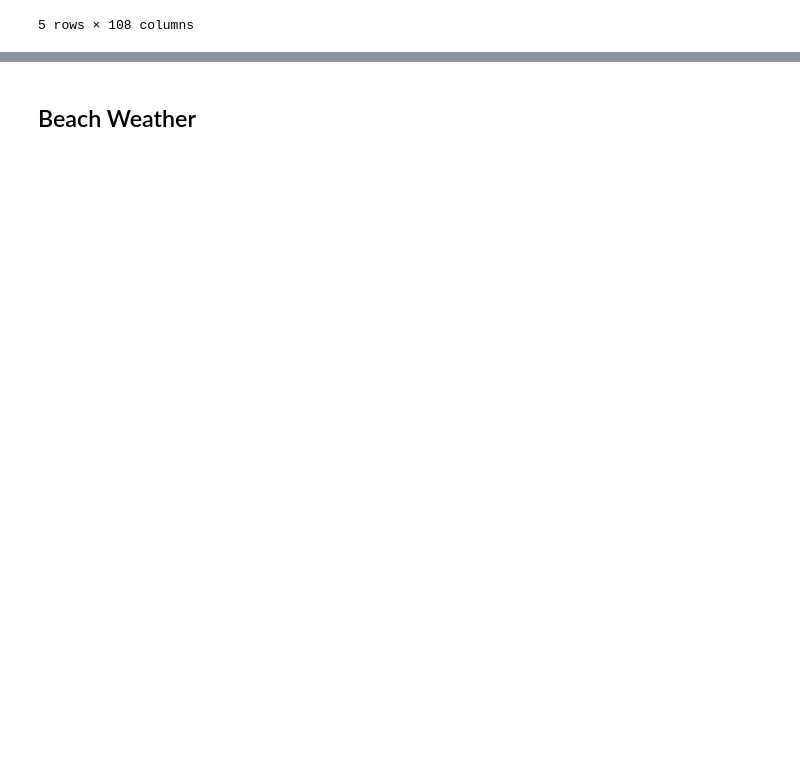
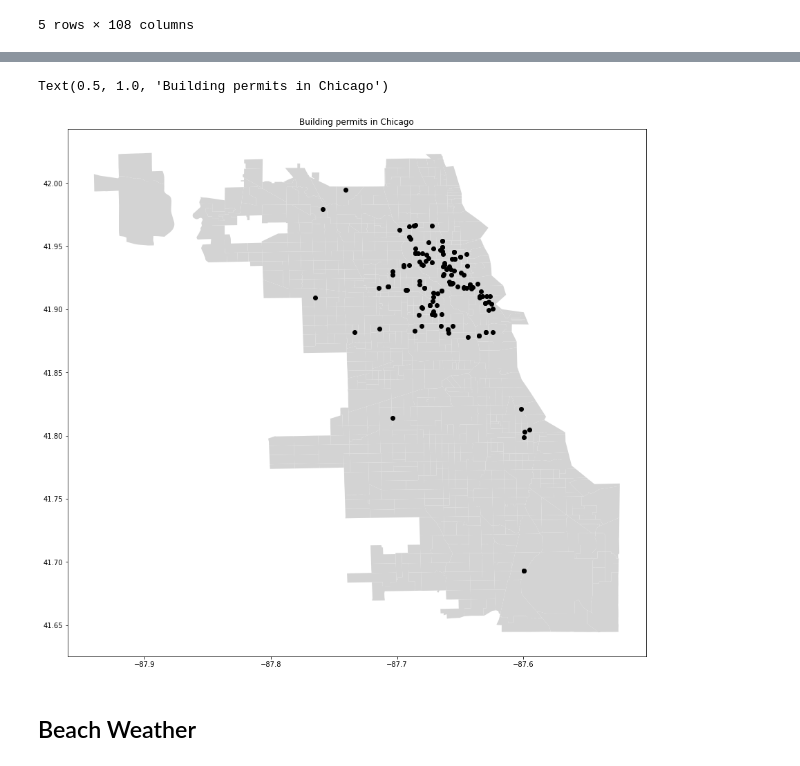
Before and after one commit to Barbarioli/sociome, a Jupyter notebook: eda/eda.ipynb, the cells around one changed output, grey strips where cells are left out. Cells and saved outputs as stored; diff of their text form; code cells hidden in the pictures; blank space fills up the shorter version.

```diff
--- a/eda/eda.ipynb
+++ b/eda/eda.ipynb
@@ -142,3 +127,6 @@ new_geom
 blocks['the_geom'] = new_geom
 # %%
 blocks_geo = gpd.GeoDataFrame(blocks).set_geometry('the_geom')
+# %%
+chicago = gpd.read_file('chicago.shp')
+chicago.plot()
@@ -366,3 +545,13 @@ building_permit.head()
+# %%
+building_permit_geo = gpd.GeoDataFrame(building_permit, geometry = gpd.points_from_xy(building_permit.longitude, building_permit.latitude))
+# %%
+fig, ax = plt.subplots(figsize = (15, 15))
+chicago.plot(ax = ax, color ='lightgrey')
+building_permit_geo.plot(ax = ax, color='black')
+ax.set_title('Building permits in Chicago')
+# %% [output]
+Text(0.5, 1.0, 'Building permits in Chicago')
+[figure, added]
 # %% [markdown]
 ## Beach Weather
 # %%
```
Also changed, not shown: parts of 171 cells of this notebook.
